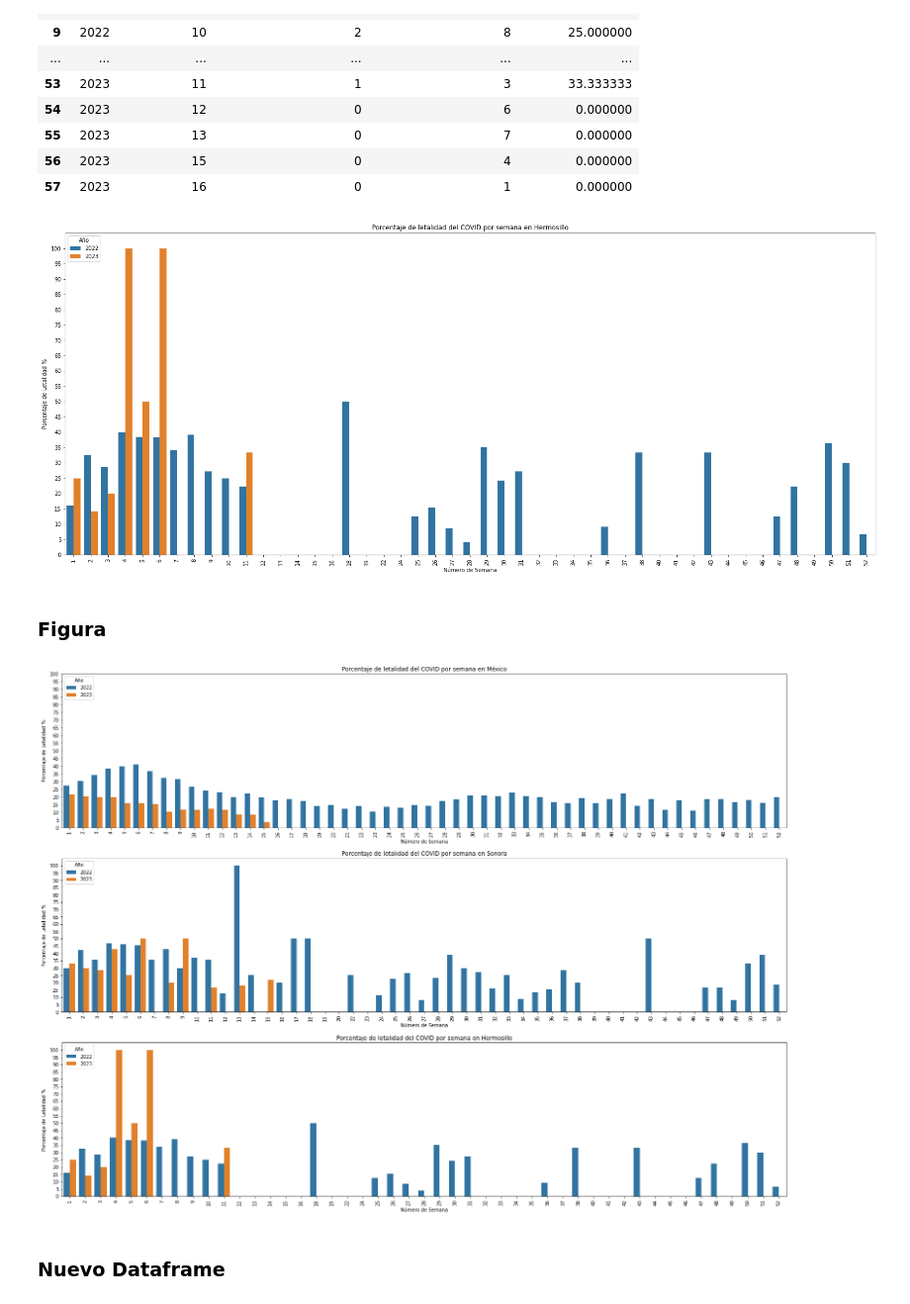
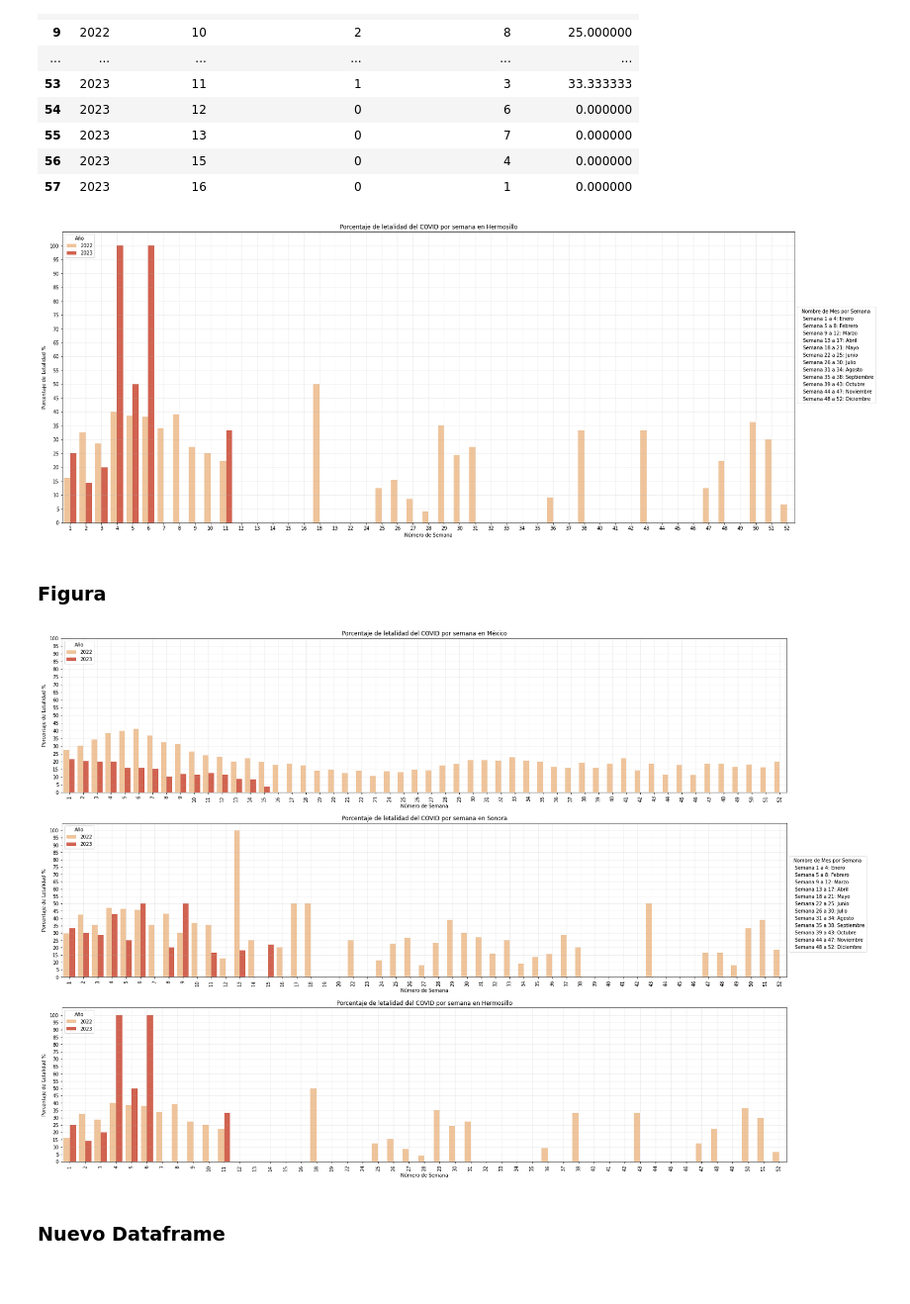
Before and after one commit to Ricardo-OB/prog-covid-mx, a Jupyter notebook: src/notebook_Ricardo.ipynb, the cells around one changed output. Shown: that part at 99% size. Drawn from its saved outputs; the diff is of its cells as text; code cells hidden in the pictures.

```diff
--- a/src/notebook_Ricardo.ipynb
+++ b/src/notebook_Ricardo.ipynb
@@ -311,13 +312,34 @@ df_mexico_semana
 # %%
 # Gráfica de prueba
 plt.figure(figsize=(27,11))
-ax = sns.barplot(x=df_mexico_semana['NO_SEMANA'], y=df_mexico_semana['LETALIDAD_SEM'], hue=df_mexico_semana['YEAR'])
+ax = sns.barplot(x=df_mexico_semana['NO_SEMANA'], y=df_mexico_semana['LETALIDAD_SEM'], hue=df_mexico_semana['YEAR'], palette='OrRd')
 
 plt.xlabel('Número de Semana')
 plt.ylabel(r'Porcentaje de Letalidad $\%$')
 plt.title('Porcentaje de letalidad del COVID por semana en México')
 plt.legend(title='Año')
 plt.yticks(range(0,101, 5))
-plt.xticks(rotation=90)
+plt.xticks(rotation=0)
+plt.grid(alpha=0.25)
+
+legend1 = ax.legend(title='Año')
+ax.add_artist(legend1)
+
+labels_semana_mes = ['Semana 1 a 4: Enero',
+           'Semana 5 a 8: Febrero',
+           'Semana 9 a 12: Marzo',
+           'Semana 13 a 17: Abril',
+           'Semana 18 a 21: Mayo',
+           'Semana 22 a 25: Junio',
+           'Semana 26 a 30: Julio',
+           'Semana 31 a 34: Agosto',
+           'Semana 35 a 38: Septiembre',
+           'Semana 39 a 43: Octubre',
+           'Semana 44 a 47: Noviembre',
+           'Semana 48 a 52: Diciembre']
+
+legend2 = ax.legend(labels_semana_mes, title='Nombre de Mes por Semana', loc='upper left', handlelength=0, bbox_to_anchor=(1,0.75))
+ax.add_artist(legend2)
+
 plt.show()
 # %% [output]
@@ -552,17 +582,25 @@ df_hermosillo_semana
 # %%
 # Gráfica de prueba
 plt.figure(figsize=(27,11))
-ax = sns.barplot(x=df_hermosillo_semana['NO_SEMANA'], y=df_hermosillo_semana['LETALIDAD_SEM'], hue=df_hermosillo_semana['YEAR'])
+ax = sns.barplot(x=df_hermosillo_semana['NO_SEMANA'], y=df_hermosillo_semana['LETALIDAD_SEM'], hue=df_hermosillo_semana['YEAR'], palette='OrRd')
 
 plt.xlabel('Número de Semana')
 plt.ylabel(r'Porcentaje de Letalidad $\%$')
 plt.title('Porcentaje de letalidad del COVID por semana en Hermosillo')
-plt.legend(title='Año')
+#plt.legend(title='Año')
 plt.yticks(range(0,101, 5))
-plt.xticks(rotation=90)
+plt.xticks(rotation=0)
+plt.grid(alpha=0.25)
+
+legend1 = ax.legend(title='Año')
+ax.add_artist(legend1)
+
+legend2 = ax.legend(labels_semana_mes, title='Nombre de Mes por Semana', loc='upper left', handlelength=0, bbox_to_anchor=(1,0.75))
+ax.add_artist(legend2)
+
 plt.show()
 # %% [output]
-[figure, old version]
+[figure, new version]
 # %% [markdown]
 ### Figura
 # %%
@@ -570,37 +608,44 @@ plt.figure(figsize=(27,20))
 #fig, axs = plt.subplots(nrows=3, ncols=1, figsize=(27,20))
 
 plt.subplot(3,1,1)
-sns.barplot(x=df_mexico_semana['NO_SEMANA'], y=df_mexico_semana['LETALIDAD_SEM'], hue=df_mexico_semana['YEAR'])
+ax1 = sns.barplot(x=df_mexico_semana['NO_SEMANA'], y=df_mexico_semana['LETALIDAD_SEM'], hue=df_mexico_semana['YEAR'], palette='OrRd')
 plt.title('Porcentaje de letalidad del COVID por semana en México')
 plt.xlabel('Número de Semana')
 plt.ylabel(r'Porcentaje de Letalidad $\%$')
-plt.legend(title='Año')
 plt.yticks(range(0,101, 5))
 plt.xticks(rotation=90)
+plt.grid(alpha=0.25)
+
+legend1 = ax1.legend(title='Año')
+ax1.add_artist(legend1)
+legend2 = ax1.legend(labels_semana_mes, title='Nombre de Mes por Semana', loc='upper left', handlelength=0, bbox_to_anchor=(1,-0.4))
+ax1.add_artist(legend2)
 
 plt.subplot(3,1,2)
-sns.barplot(x=df_sonora_semana['NO_SEMANA'], y=df_sonora_semana['LETALIDAD_SEM'], hue=df_sonora_semana['YEAR'])
+ax2 = sns.barplot(x=df_sonora_semana['NO_SEMANA'], y=df_sonora_semana['LETALIDAD_SEM'], hue=df_sonora_semana['YEAR'], palette='OrRd')
 plt.title('Porcentaje de letalidad del COVID por semana en Sonora')
 plt.xlabel('Número de Semana')
 plt.ylabel(r'Porcentaje de Letalidad $\%$')
 plt.legend(title='Año')
 plt.yticks(range(0,101, 5))
 plt.xticks(rotation=90)
+plt.grid(alpha=0.25)
 
 plt.subplot(3,1,3)
-sns.barplot(x=df_hermosillo_semana['NO_SEMANA'], y=df_hermosillo_semana['LETALIDAD_SEM'], hue=df_hermosillo_semana['YEAR'])
+ax3 = sns.barplot(x=df_hermosillo_semana['NO_SEMANA'], y=df_hermosillo_semana['LETALIDAD_SEM'], hue=df_hermosillo_semana['YEAR'], palette='OrRd')
 plt.title('Porcentaje de letalidad del COVID por semana en Hermosillo')
 plt.xlabel('Número de Semana')
 plt.ylabel(r'Porcentaje de Letalidad $\%$')
 plt.legend(title='Año')
 plt.yticks(range(0,101, 5))
 plt.xticks(rotation=90)
+plt.grid(alpha=0.25)
 
 plt.savefig('figura.png', facecolor='white', transparent=False) # Guardar plot
 
 plt.show()
 # %% [output]
-[figure, old version]
+[figure, new version]
 # %% [markdown]
 ### Nuevo Dataframe
 # %%
```
Also changed, not shown: parts of 4 cells of this notebook, 1 other file.
